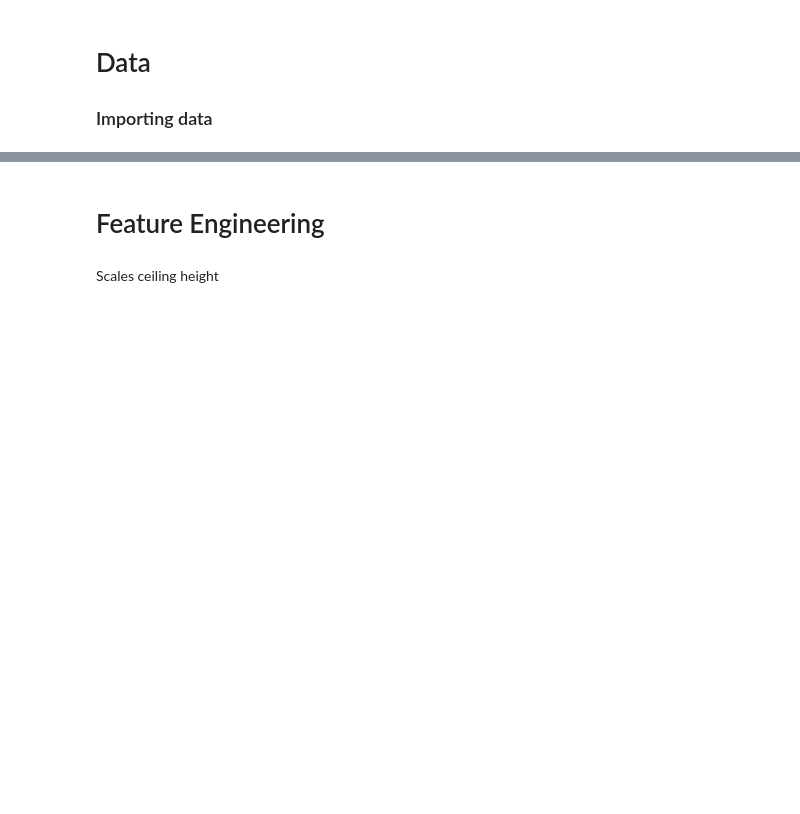
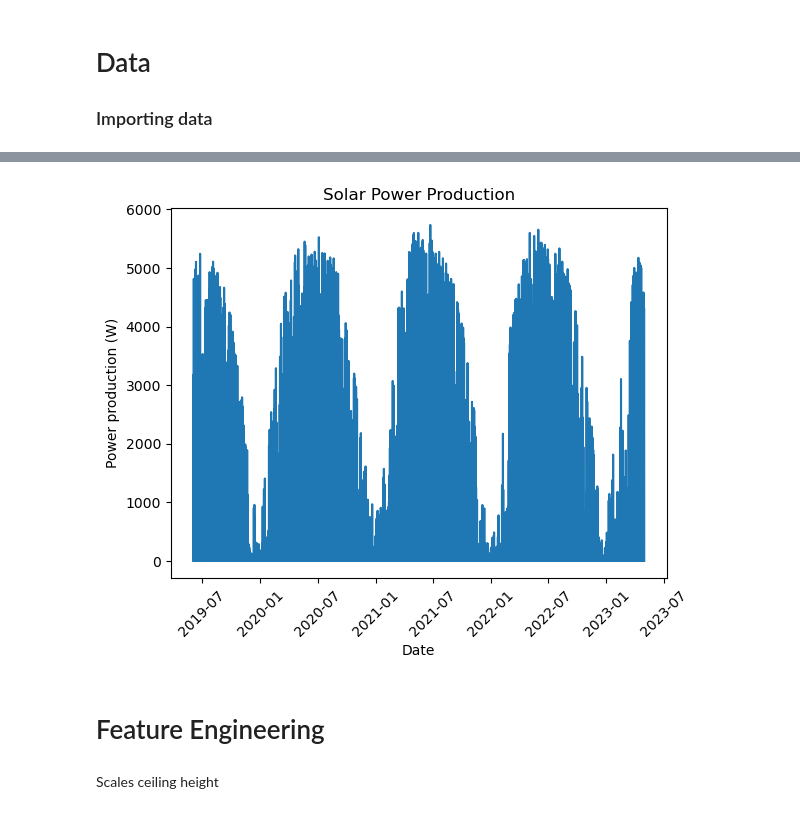
Before and after one commit to etfroeland/solarEnergyProductionForecasting, a Jupyter notebook: solar_prediction.ipynb, the cells around one changed output, grey strips where cells are left out. Cells and saved outputs as stored; diff of their text form; code cells hidden in the pictures; blank space fills up the shorter version.

```diff
--- a/solar_prediction.ipynb
+++ b/solar_prediction.ipynb
@@ -16,5 +16,5 @@ pd.set_option('display.max_columns', 200)
 # Data
 ### Importing data
 # %%
-train_a = pd.read_parquet('data/A/train_targets.parquet')
+target = pd.read_parquet('data/train_targets.parquet')
 # %%
@@ -26,3 +70,12 @@ X_test_estimated_a = pd.read_parquet('data/A/X_test_estimated.parquet')
+# %%
+plt.plot(target['time'], target['pv_measurement'])
+plt.xlabel('Date')
+plt.ylabel('Power production (W)')
+plt.title('Solar Power Production')
+plt.xticks(rotation=45)
+plt.show()
+# %% [output]
+[figure, added]
 # %% [markdown]
 # Feature Engineering
 # %% [markdown]
```
Also changed, not shown: parts of 52 cells of this notebook, 4 other files.
